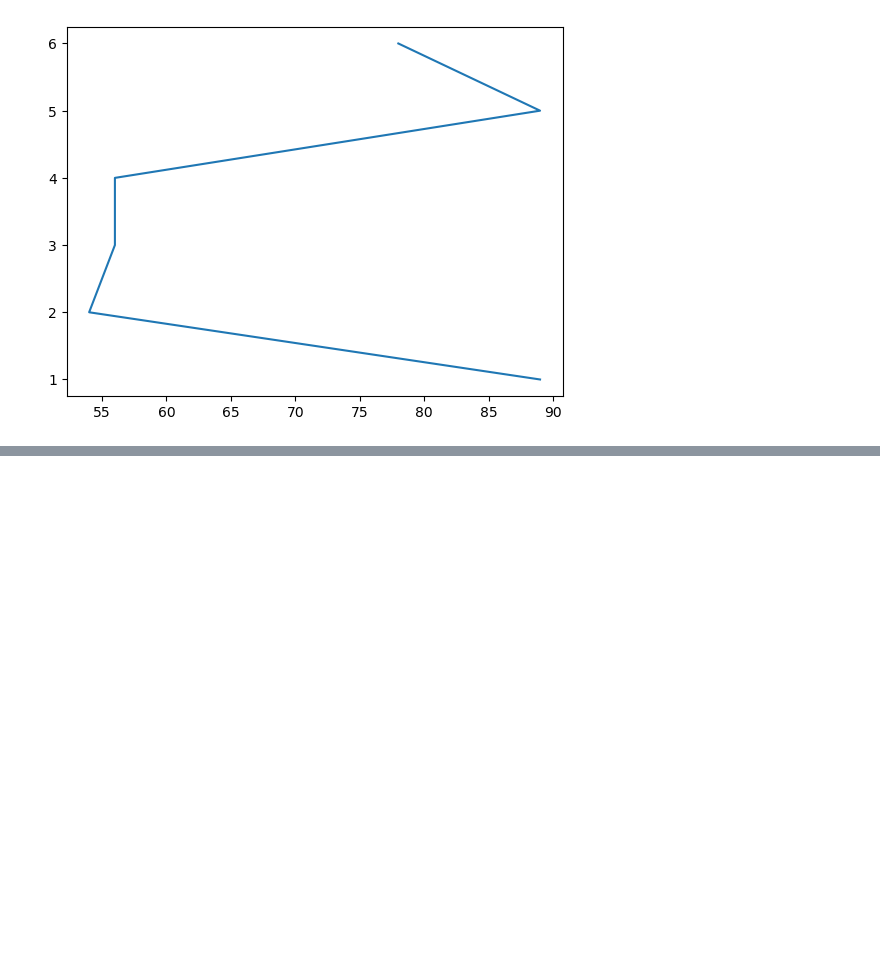
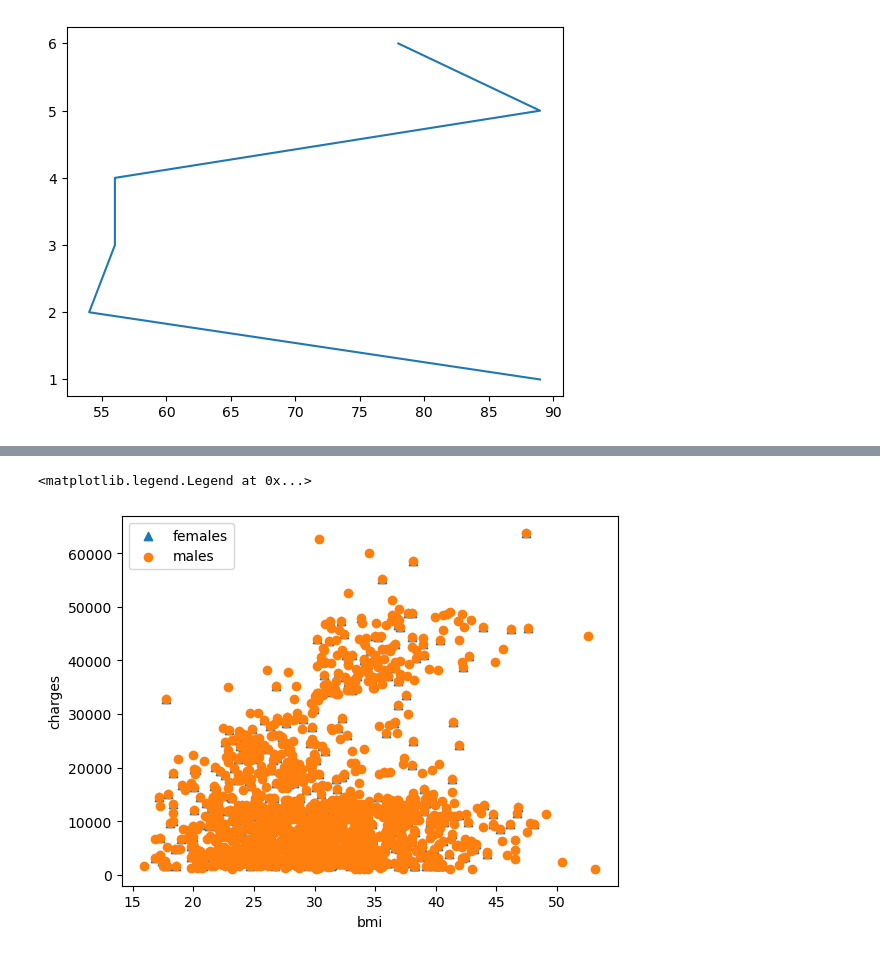
Before and after one commit to basavbamrah/training-sem-7, a Jupyter notebook: basics_5_matplt.ipynb, the cells around one changed output, grey strips where cells are left out. Saved outputs shown, nothing was run; the diff lists cells and outputs as text; code cells hidden in the pictures; blank space fills up the shorter version.

```diff
--- a/basics_5_matplt.ipynb
+++ b/basics_5_matplt.ipynb
@@ -113,0 +129,4 @@ plt.show()
+# %%
+df = pd.read_csv('./insurance.csv')
+df_original = df
+df
@@ -113,0 +147,20 @@ plt.show()
+# %%
+# females bmi(x),charges
+# males bmi(x),charges
+f = (df['gender'] == 'female')
+m = (df['gender'].str.contains('male'))
+
+df_bmi_f = df.loc[f, 'bmi']
+df_ch_f = df.loc[f, 'charges']
+
+df_bmi_m = df.loc[m, 'bmi']
+df_ch_m = df.loc[m, 'charges']
+
+plt.scatter(df_bmi_f, df_ch_f, marker='^')
+plt.scatter(df_bmi_m, df_ch_m)
+plt.xlabel('bmi')
+plt.ylabel('charges')
+plt.legend(['females', 'males'])
+# %% [output]
+<matplotlib.legend.Legend at 0x...>
+[figure, added]
```
Also changed, not shown: parts of 17 cells of this notebook.
